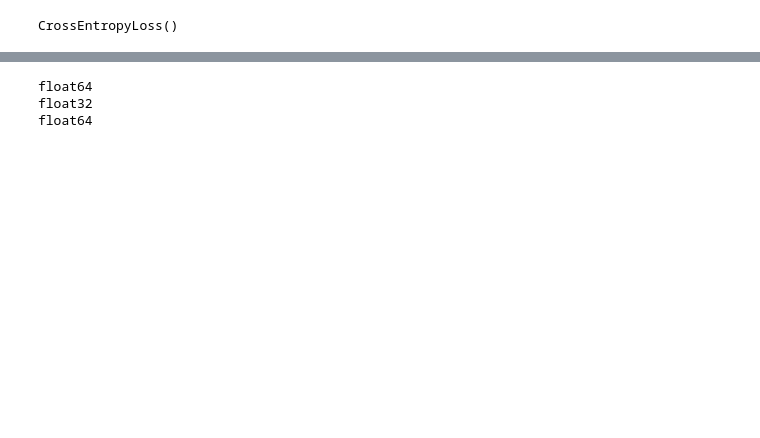
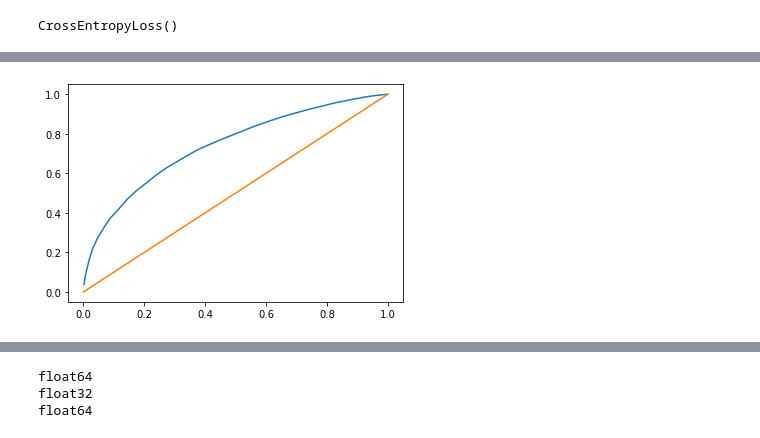
Before and after one commit to andreyvinasco/pumitigation, a Jupyter notebook: Simple_NN.ipynb, the cells around one changed output, grey strips where cells are left out. Drawn from its saved outputs; the diff is of its cells as text; code cells hidden in the pictures; blank space fills up the shorter version.

```diff
--- a/Simple_NN.ipynb
+++ b/Simple_NN.ipynb
@@ -220,0 +421,11 @@ Epoch [40/40], Loss: 4.9950
+# %%
+import matplotlib.pyplot as plt
+ROC_NoPile = VecROC(hist_NoPile[0])
+ROC_Pile = VecROC(hist_Pile[0])
+fig, ax = plt.subplots()
+ax.plot(ROC_Pile, ROC_NoPile)
+ax.plot([0.0, 1.0], [0.0, 1.0])
+plt.show()
+## using train data
+# %% [output]
+[figure, added]
```
Also changed, not shown: parts of 23 cells of this notebook, 1 other file.
